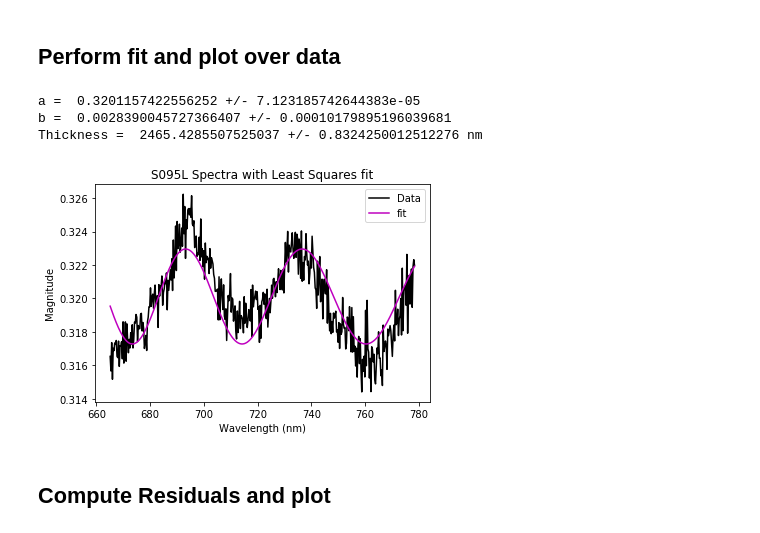
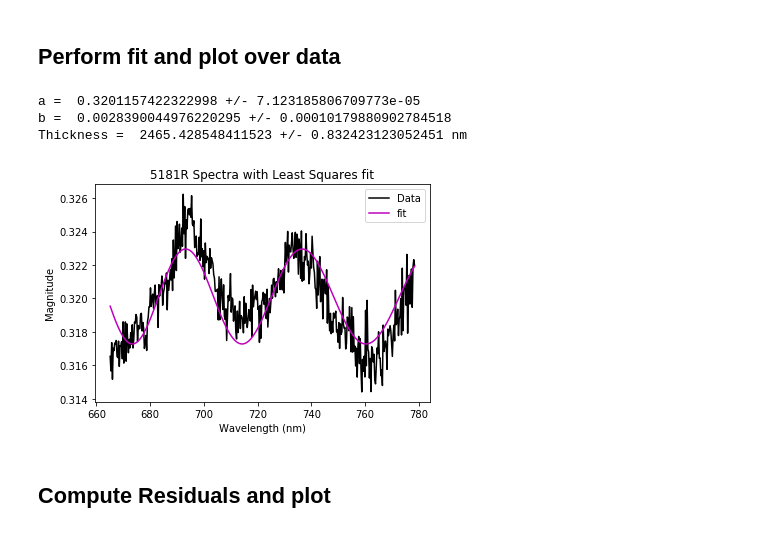
Before and after one commit to ManuelRojasPhysics/Reflectance, a Jupyter notebook: Plotting reflectance data.ipynb, the cells around one changed output. Drawn from its saved outputs; the diff is of its cells as text; code cells hidden in the pictures.

```diff
--- a/Plotting reflectance data.ipynb
+++ b/Plotting reflectance data.ipynb
@@ -16,9 +16,9 @@ import os as os
 # %%
 # variables containing string of filepaths
 # only need to change path here, and change name of output figure
-filepath_data='5181/5181R.txt'
-filepath_blank='5181/BLANK.txt'
-filepath_std='5181/STD_new.txt'
+filepath_data='S095/smaller_image/S095C.txt'
+filepath_blank='S095/new_mirror/BLANK.txt'
+filepath_std='S095/smaller_image/STD.txt'
 #load in all necessary data, since background and noise data is needed
 data_in = np.genfromtxt(filepath_data, skip_header=6, delimiter='	')
 blankARraw = np.genfromtxt(filepath_blank, skip_header = 6, delimiter = '	')
@@ -136,7 +137,7 @@ def model(x,a,b,d):
 ## set initial param. values below based on existing data 2018-2019
 
 ainit = .32
-binit =-.002
+binit =.002
 dinit = 2450
 ## index depends on material (2.39 used in existing data 2018-2019)
 pinit = [ainit,binit,dinit]
@@ -183,38 +184,38 @@ plt.show()
 # %%
 pOpt, pVar = curve_fit(model,wavel[1000:1400],final[1000:1400], p0 = pinit)
 pErr = np.sqrt(np.diag(pVar))
 print ("a = ", pOpt[0], '+/-', pErr[0])
 print ("b = ", pOpt[1], '+/-', pErr[1])
 print ("Thickness = ", pOpt[2], '+/-', pErr[2], "nm")
 
 ## plot manual fit on top of data
 fit = model(wavel[1000:1400],pOpt[0],pOpt[1],pOpt[2]) ## need to remember it has as many points as final[300:]
 plt.plot(wavel[1000:1400],final[1000:1400], 'k-', label = 'Data');
 
 plt.plot(wavel[1000:1400], fit, 'm-', label = 'fit');
 
 
 # Set axis limits to include origin
 #plt.xlim(350,1050)
 
 
 # Add axis labels
 plt.xlabel('Wavelength (nm)')
 plt.ylabel('Magnitude');
 
 # Add legend
 plt.legend()
 
 # Add title
-plt.title('S095L Spectra with Least Squares fit');
+plt.title('5181R Spectra with Least Squares fit');
 #plt.text(500,.0,'d = 1284.5 +/- 0.1 nm')
 #plt.text(500,.03,'R^2 = 0.9647')
-plt.savefig('S095/smaller_image/fit95L.pdf')
+plt.savefig('5181/fitR.pdf')
 # %% [output]
-a =  0.3201157422556252 +/- 7.123185742644383e-05
-b =  0.0028390045727366407 +/- 0.00010179895196039681
-Thickness =  2465.4285507525037 +/- 0.8324250012512276 nm
+a =  0.3201157422322998 +/- 7.123185806709773e-05
+b =  0.0028390044976220295 +/- 0.00010179880902784518
+Thickness =  2465.428548411523 +/- 0.832423123052451 nm
-[figure, old version]
+[figure, new version]
 # %% [markdown]
 ## Compute Residuals and plot
 # %%
```
Also changed, not shown: parts of 4 cells of this notebook, 11 other files.
